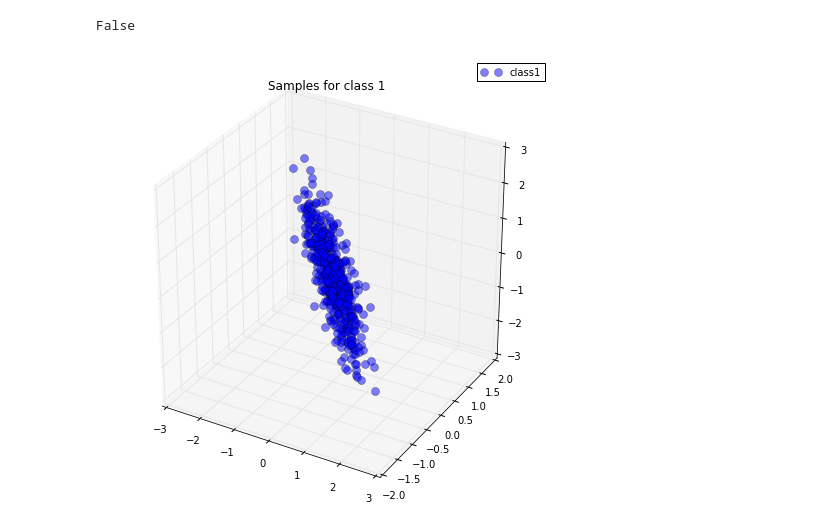
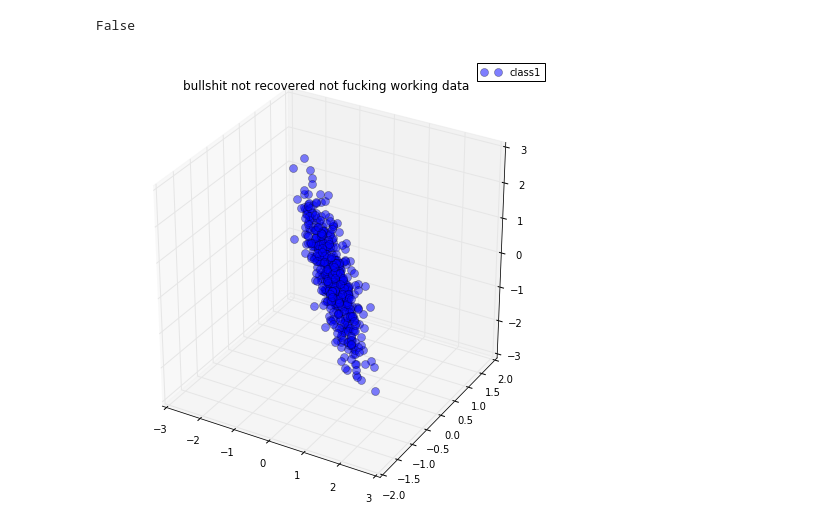
Before and after one commit to RemarkablyAverage/lab_work, a Jupyter notebook: PCA/PCA by step.ipynb, the cells around one changed output. Cells and saved outputs as stored; diff of their text form; code cells hidden in the pictures.

```diff
--- a/PCA/PCA by step.ipynb
+++ b/PCA/PCA by step.ipynb
@@ -124,12 +124,12 @@ False
 # %%
 fig = plt.figure(figsize=(8,8))
 ax = fig.add_subplot(111, projection='3d')
 plt.rcParams['legend.fontsize'] = 10
 ax.plot(recovered[0,:], recovered[1,:], recovered[2,:], 'o', markersize=8, color='blue', alpha=0.5, label='class1')
 
-plt.title('Samples for class 1')
+plt.title('bullshit not recovered not fucking working data')
 ax.legend(loc='upper right')
 
 plt.show()
 # %% [output]
-[figure, old version]
+[figure, new version]
```
